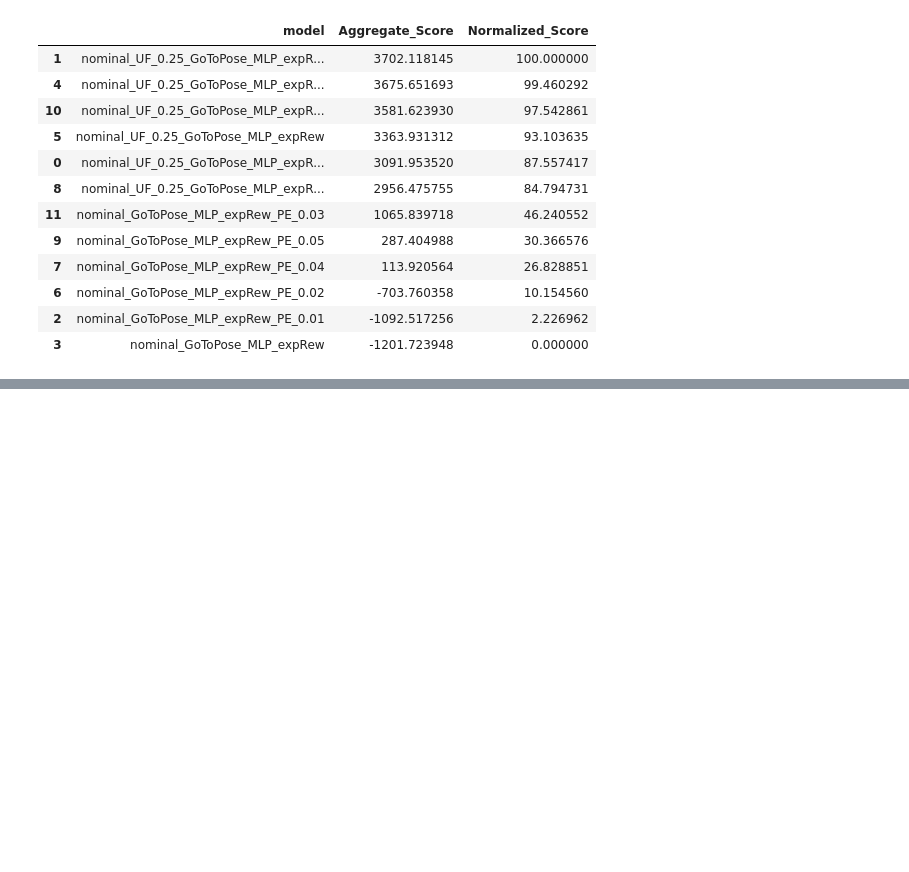
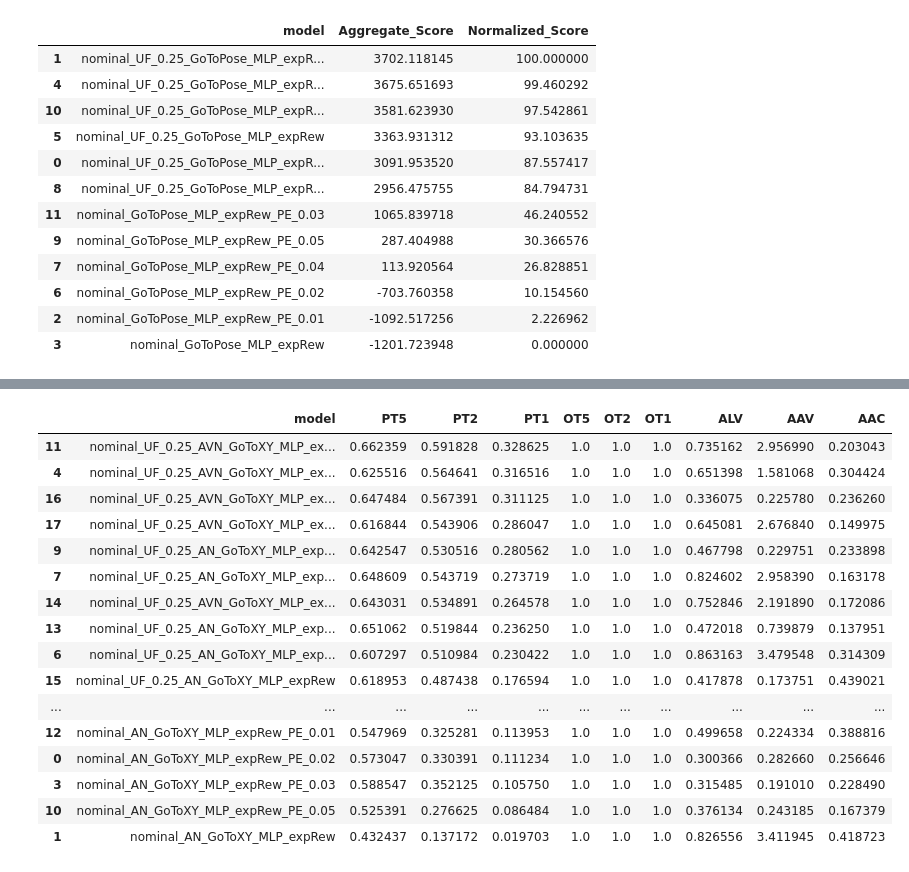
Before and after one commit to elharirymatteo/RANS, a Jupyter notebook: omniisaacgymenvs/notebooks/eval_multi_models.ipynb, the cells around one changed output, grey strips where cells are left out. Cells and saved outputs as stored; diff of their text form; code cells hidden in the pictures; blank space fills up the shorter version.

```diff
--- a/omniisaacgymenvs/notebooks/eval_multi_models.ipynb
+++ b/omniisaacgymenvs/notebooks/eval_multi_models.ipynb
@@ -528,0 +586,22 @@ res_Pose_new
+# %%
+position_noise = pd.read_csv("../evaluations/icra24_noise/new_xy.csv", index_col=[0])
+position_noise = position_noise.sort_values('PT1', ascending=False)
+position_noise
+# %% [output]
+|  | model | PT5 | PT2 | PT1 | OT5 | OT2 | OT1 | ALV | AAV | AAC |
+| 11 | nominal_UF_0.25_AVN_GoToXY_MLP_ex... | 0.662359 | 0.591828 | 0.328625 | 1.0 | 1.0 | 1.0 | 0.735162 | 2.956990 | 0.203043 |
+| 4 | nominal_UF_0.25_AVN_GoToXY_MLP_ex... | 0.625516 | 0.564641 | 0.316516 | 1.0 | 1.0 | 1.0 | 0.651398 | 1.581068 | 0.304424 |
+| 16 | nominal_UF_0.25_AVN_GoToXY_MLP_ex... | 0.647484 | 0.567391 | 0.311125 | 1.0 | 1.0 | 1.0 | 0.336075 | 0.225780 | 0.236260 |
+| 17 | nominal_UF_0.25_AVN_GoToXY_MLP_ex... | 0.616844 | 0.543906 | 0.286047 | 1.0 | 1.0 | 1.0 | 0.645081 | 2.676840 | 0.149975 |
+| 9 | nominal_UF_0.25_AN_GoToXY_MLP_exp... | 0.642547 | 0.530516 | 0.280562 | 1.0 | 1.0 | 1.0 | 0.467798 | 0.229751 | 0.233898 |
+| 7 | nominal_UF_0.25_AN_GoToXY_MLP_exp... | 0.648609 | 0.543719 | 0.273719 | 1.0 | 1.0 | 1.0 | 0.824602 | 2.958390 | 0.163178 |
+| 14 | nominal_UF_0.25_AVN_GoToXY_MLP_ex... | 0.643031 | 0.534891 | 0.264578 | 1.0 | 1.0 | 1.0 | 0.752846 | 2.191890 | 0.172086 |
+| 13 | nominal_UF_0.25_AN_GoToXY_MLP_exp... | 0.651062 | 0.519844 | 0.236250 | 1.0 | 1.0 | 1.0 | 0.472018 | 0.739879 | 0.137951 |
+| 6 | nominal_UF_0.25_AN_GoToXY_MLP_exp... | 0.607297 | 0.510984 | 0.230422 | 1.0 | 1.0 | 1.0 | 0.863163 | 3.479548 | 0.314309 |
+| 15 | nominal_UF_0.25_AN_GoToXY_MLP_expRew | 0.618953 | 0.487438 | 0.176594 | 1.0 | 1.0 | 1.0 | 0.417878 | 0.173751 | 0.439021 |
+| ... | ... | ... | ... | ... | ... | ... | ... | ... | ... | ... |
+| 12 | nominal_AN_GoToXY_MLP_expRew_PE_0.01 | 0.547969 | 0.325281 | 0.113953 | 1.0 | 1.0 | 1.0 | 0.499658 | 0.224334 | 0.388816 |
+| 0 | nominal_AN_GoToXY_MLP_expRew_PE_0.02 | 0.573047 | 0.330391 | 0.111234 | 1.0 | 1.0 | 1.0 | 0.300366 | 0.282660 | 0.256646 |
+| 3 | nominal_AN_GoToXY_MLP_expRew_PE_0.03 | 0.588547 | 0.352125 | 0.105750 | 1.0 | 1.0 | 1.0 | 0.315485 | 0.191010 | 0.228490 |
+| 10 | nominal_AN_GoToXY_MLP_expRew_PE_0.05 | 0.525391 | 0.276625 | 0.086484 | 1.0 | 1.0 | 1.0 | 0.376134 | 0.243185 | 0.167379 |
+| 1 | nominal_AN_GoToXY_MLP_expRew | 0.432437 | 0.137172 | 0.019703 | 1.0 | 1.0 | 1.0 | 0.826556 | 3.411945 | 0.418723 |
```
Also changed, not shown: parts of 12 cells of this notebook, 1 other file.
